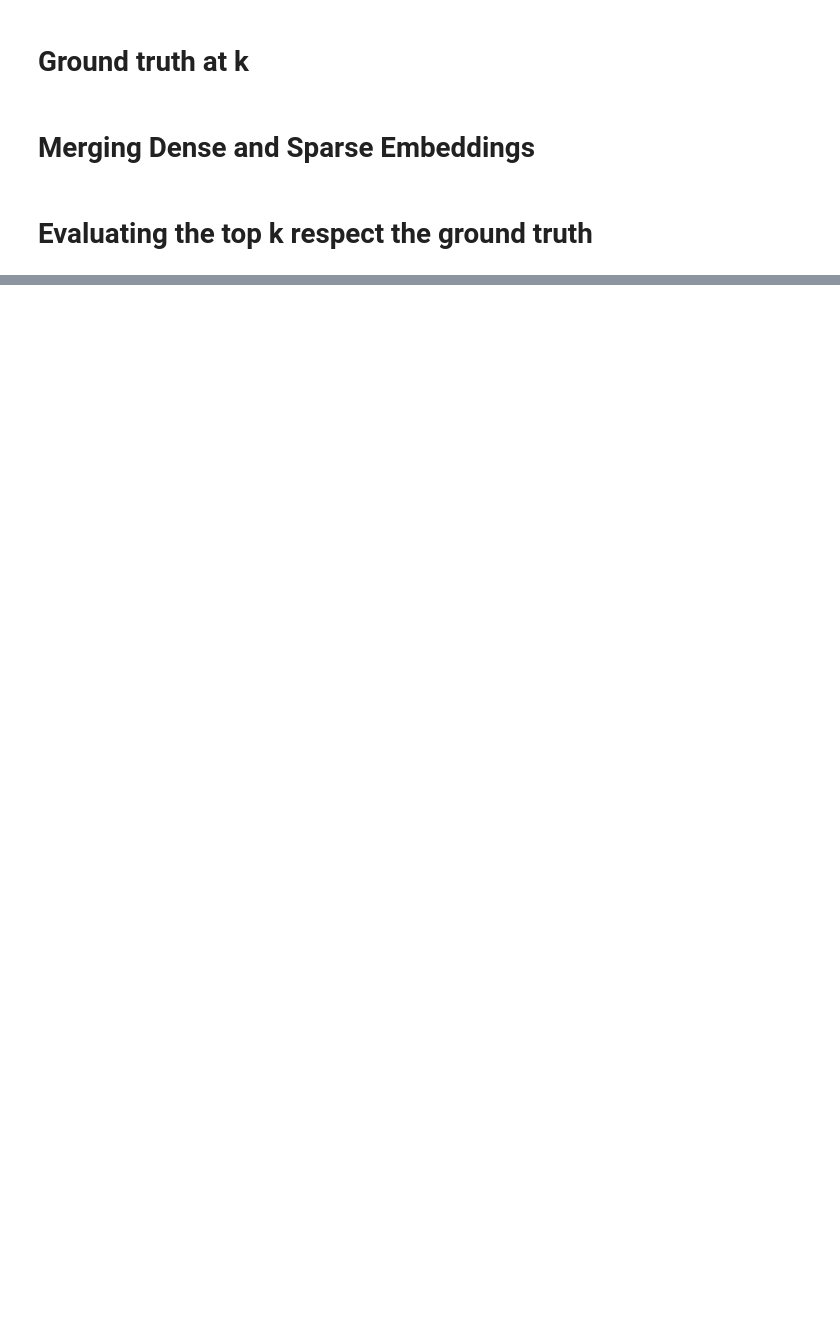
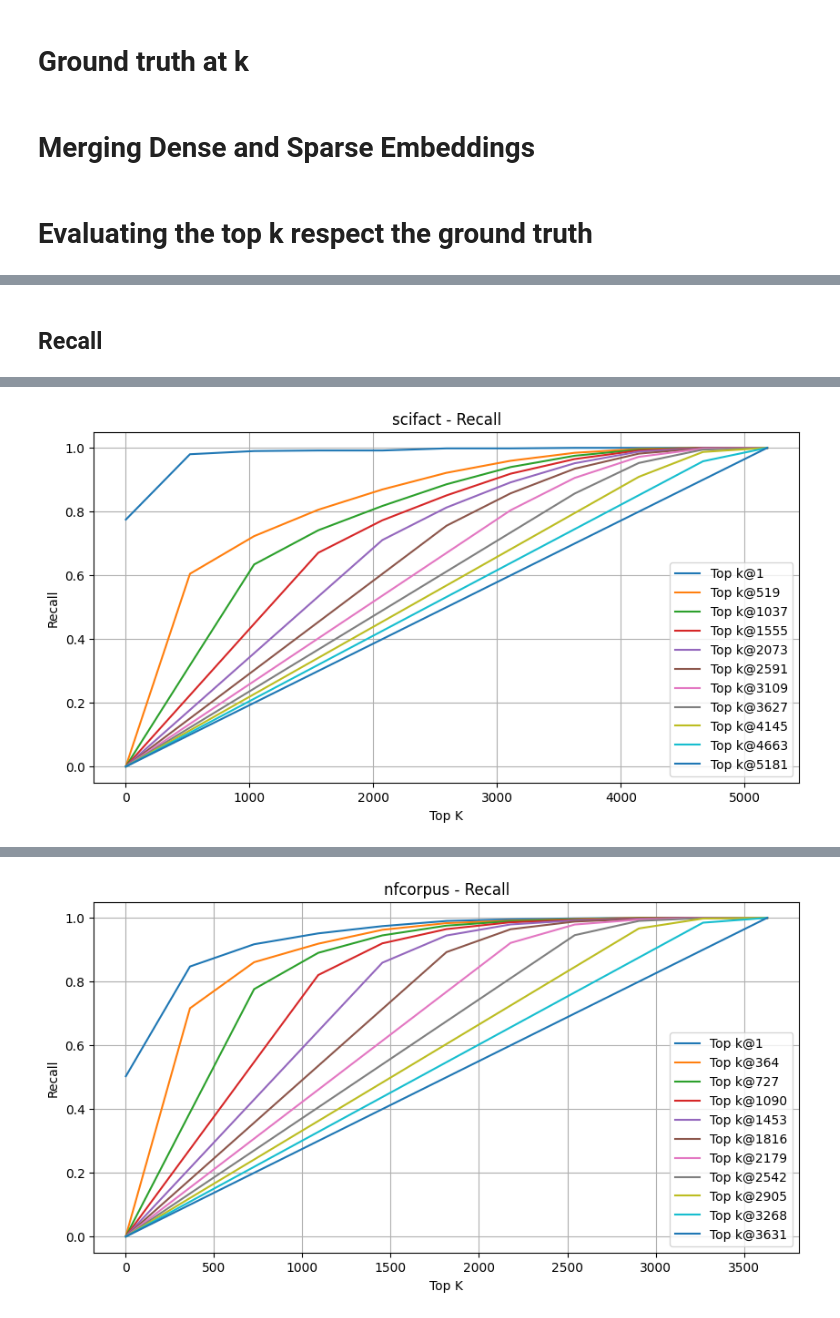
Before and after one commit to zuliani99/Sparse-Dense_Retrieval, a Jupyter notebook: Sparse_Dense_Retrieval.ipynb, the cells around one changed output, grey strips where cells are left out. Saved outputs shown, nothing was run; the diff lists cells and outputs as text; code cells hidden in the pictures; blank space fills up the shorter version.

```diff
--- a/Sparse_Dense_Retrieval.ipynb
+++ b/Sparse_Dense_Retrieval.ipynb
@@ -301,0 +446,5 @@ for dataset, dataset_result in datasets_results_evaluate_top_k.items():
+# %% [markdown]
+## Recall
+# %%
+print_scores(datasets, datasets_results_evaluate_top_k, 'recall')
+# %% [output]
@@ -301,0 +457 @@ for dataset, dataset_result in datasets_results_evaluate_top_k.items():
+[figure, added]
@@ -301,0 +462 @@ for dataset, dataset_result in datasets_results_evaluate_top_k.items():
+[figure, added]
```
Also changed, not shown: parts of 21 cells of this notebook.
